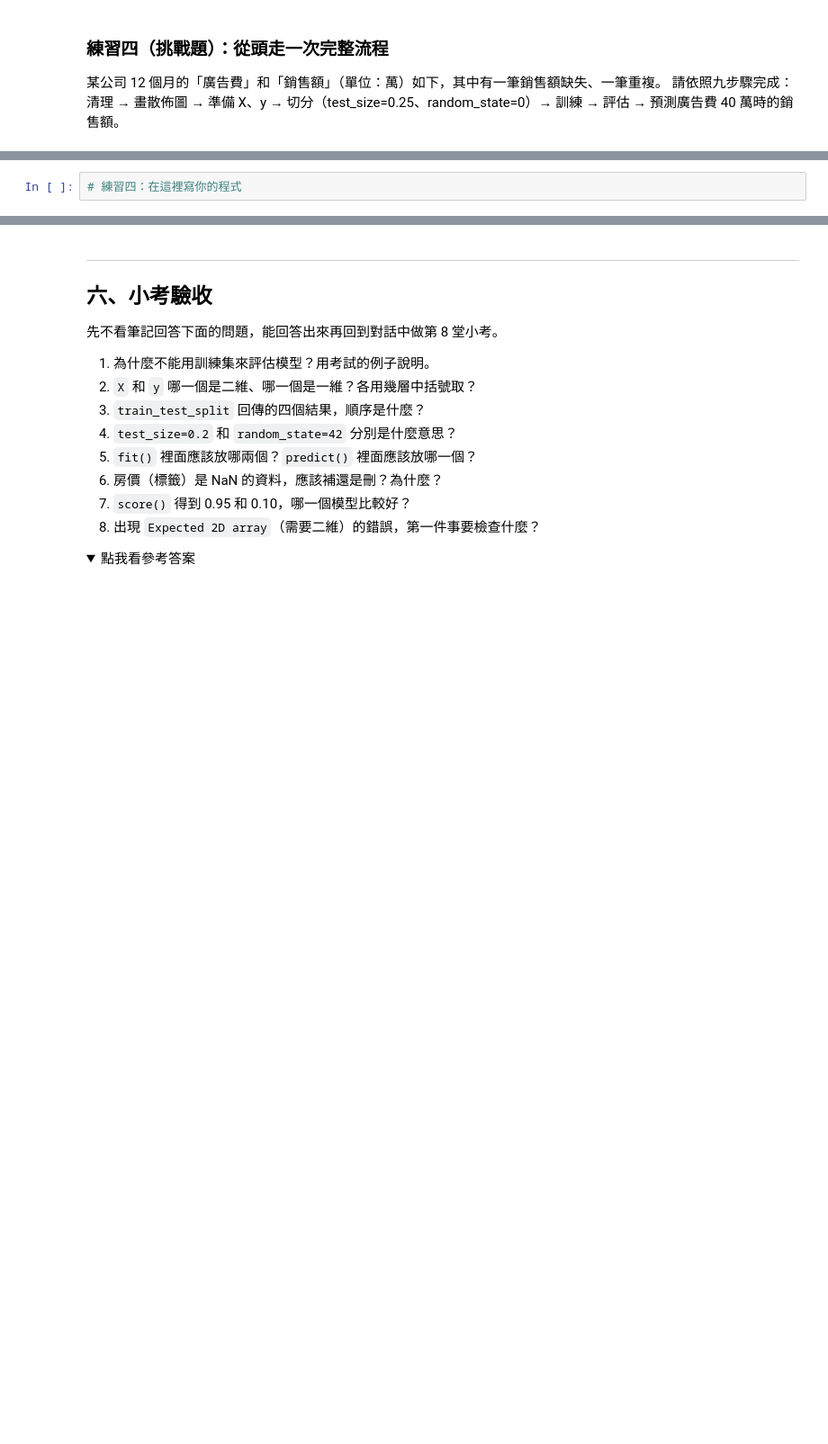
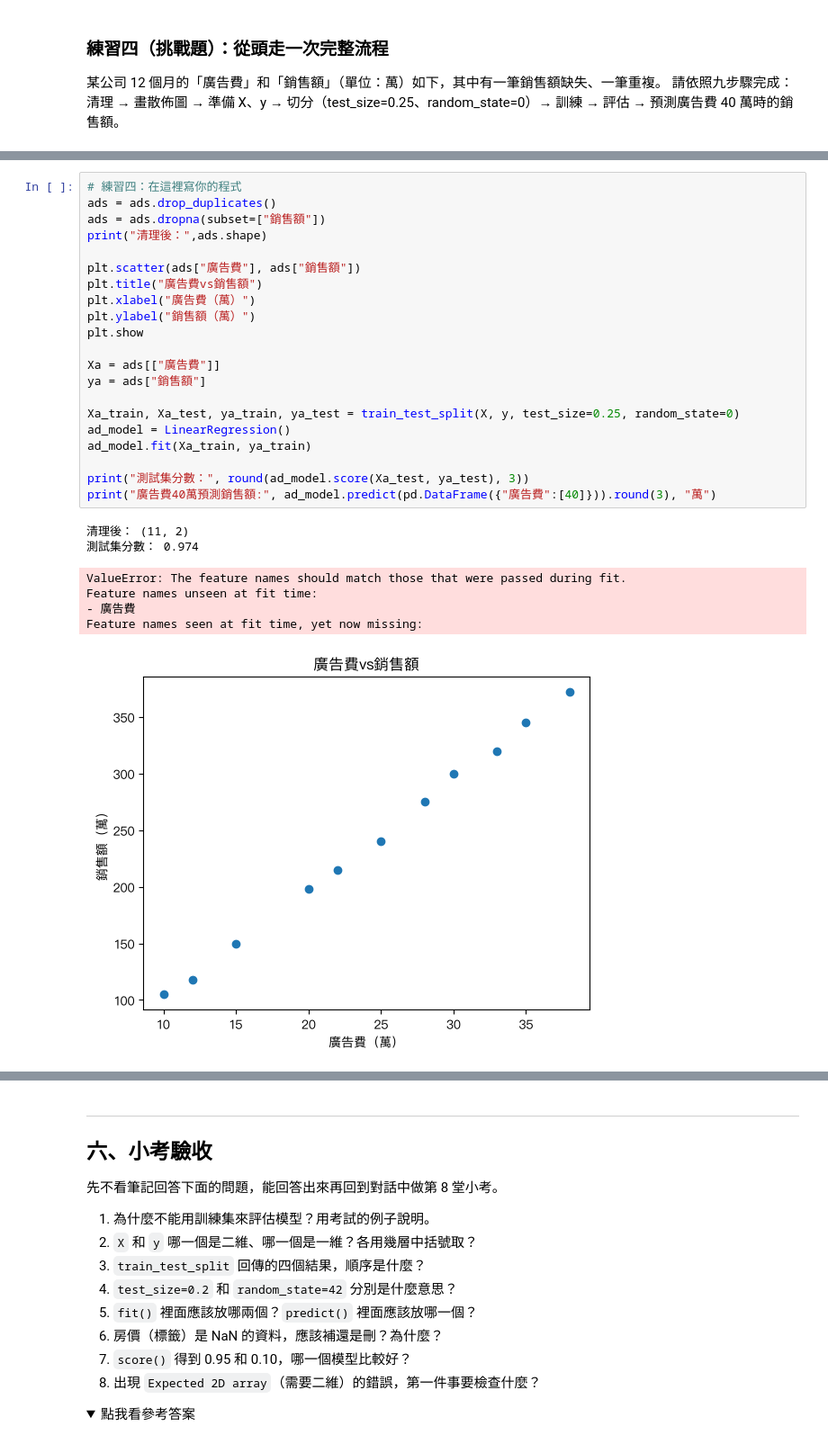
Before and after one commit to finnySun/Machine_learning, a Jupyter notebook: Step2_Build_a_machine_learning_model/lesson8_機器學習流程.ipynb, the cells around one changed output, grey strips where cells are left out. Shown at 90% size. Saved outputs shown, nothing was run; the diff lists cells and outputs as text; folded sections open; blank space fills up the shorter version.

```diff
--- a/Step2_Build_a_machine_learning_model/lesson8_機器學習流程.ipynb
+++ b/Step2_Build_a_machine_learning_model/lesson8_機器學習流程.ipynb
@@ -652,5 +704,32 @@ print(ads)
 # %%
 # 練習四：在這裡寫你的程式
+ads = ads.drop_duplicates()
+ads = ads.dropna(subset=["銷售額"])
+print("清理後：",ads.shape)
+
+plt.scatter(ads["廣告費"], ads["銷售額"])
+plt.title("廣告費vs銷售額")
+plt.xlabel("廣告費（萬）")
+plt.ylabel("銷售額（萬）")
+plt.show
+
+Xa = ads[["廣告費"]]
+ya = ads["銷售額"]
+
+Xa_train, Xa_test, ya_train, ya_test = train_test_split(X, y, test_size=0.25, random_state=0)
+ad_model = LinearRegression()
+ad_model.fit(Xa_train, ya_train)
+
+print("測試集分數：", round(ad_model.score(Xa_test, ya_test), 3))
+print("廣告費40萬預測銷售額:", ad_model.predict(pd.DataFrame({"廣告費":[40]})).round(3), "萬")
+# %% [output]
+清理後： (11, 2)
+測試集分數： 0.974
+ValueError: The feature names should match those that were passed during fit.
+Feature names unseen at fit time:
+- 廣告費
+Feature names seen at fit time, yet now missing:
+[figure, added]
 # %%
 # 練習四 參考解答
 # ③ 清理：先刪重複，再刪掉標籤缺失的列
```
Also changed, not shown: parts of 11 cells of this notebook, 4 other files.
